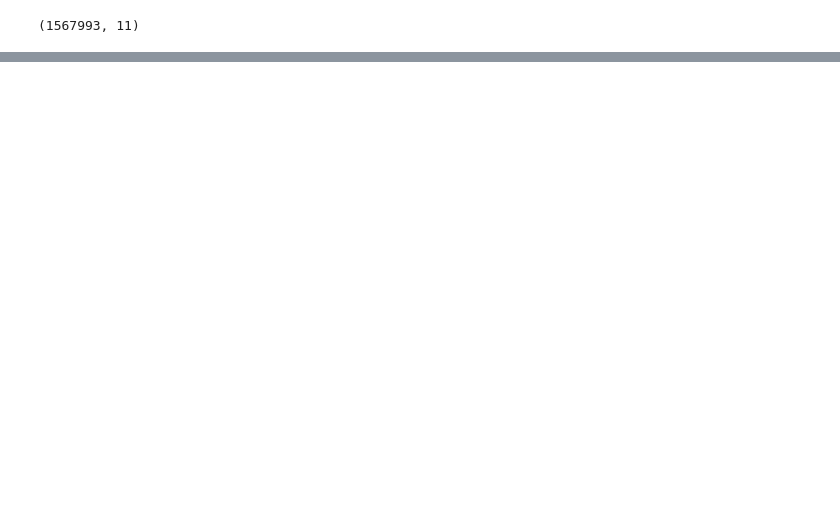
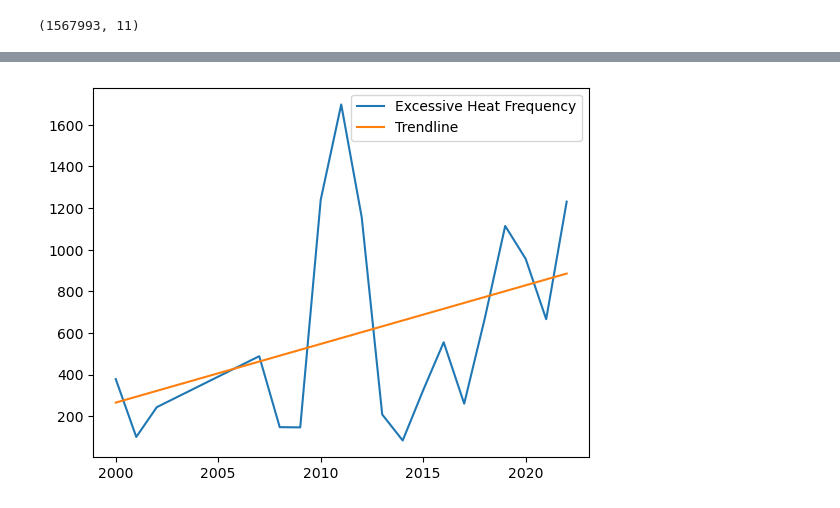
Before and after one commit to Salmatahlil/Capstone, a Jupyter notebook: InitialEDA.ipynb, the cells around one changed output, grey strips where cells are left out. Cells and saved outputs as stored; diff of their text form; code cells hidden in the pictures; blank space fills up the shorter version.

```diff
--- a/InitialEDA.ipynb
+++ b/InitialEDA.ipynb
@@ -674,0 +694,2 @@ locations_dataframe.to_csv("storm_data_locations.csv")
+# %%
+storm_info = details_dataframe.groupby("YEAR")["EVENT_TYPE"].value_counts()
@@ -674,0 +803,14 @@ locations_dataframe.to_csv("storm_data_locations.csv")
+# %%
+Excessive_Heat = df_test[df_test["EventType"] == "Excessive Heat"]
+
+plt.plot(Excessive_Heat["Year"], Excessive_Heat["Freq"])
+
+
+z = np.polyfit(Excessive_Heat["Year"], Excessive_Heat["Freq"], 1)
+p = np.poly1d(z)
+
+plt.plot(Excessive_Heat["Year"], p(Excessive_Heat["Year"]))
+
+plt.legend(["Excessive Heat Frequency", "Trendline"]);
+# %% [output]
+[figure, added]
```
Also changed, not shown: parts of 21 cells of this notebook.
